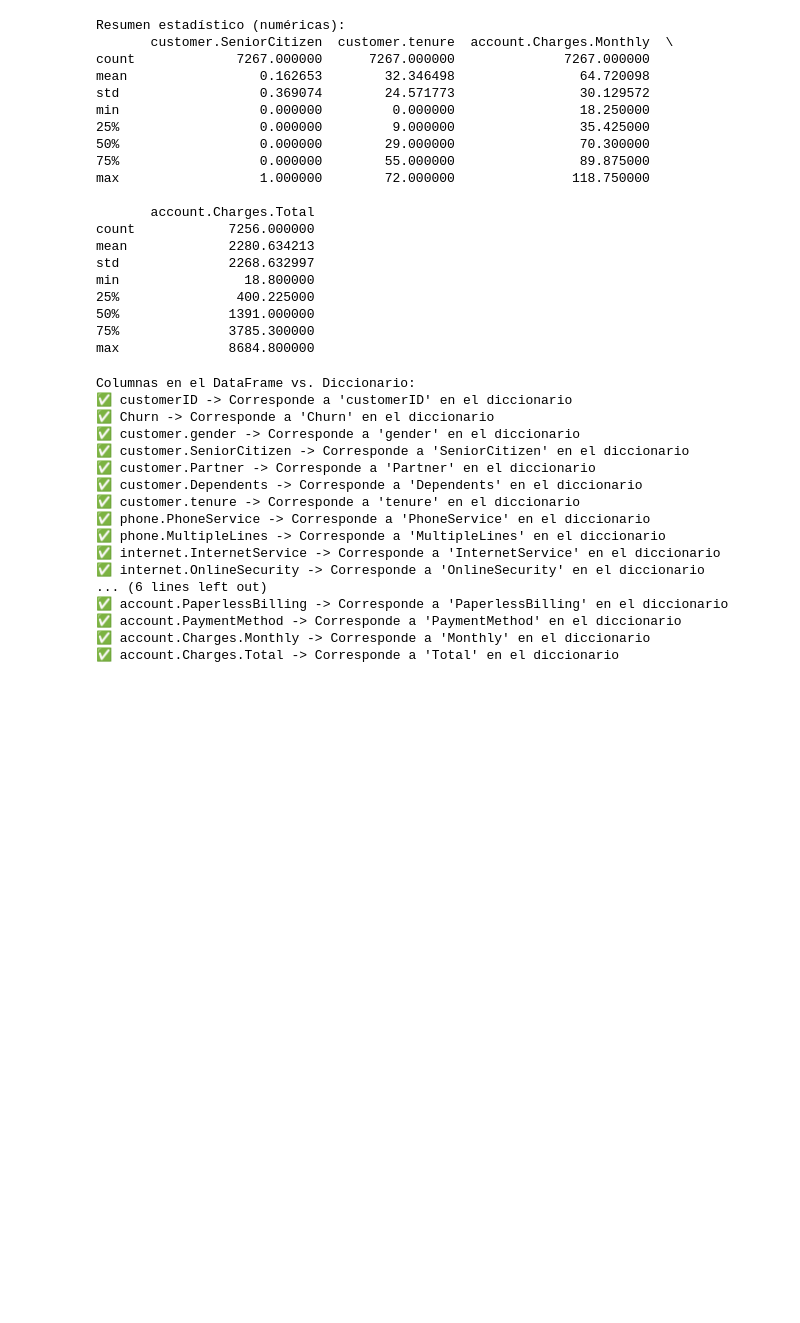
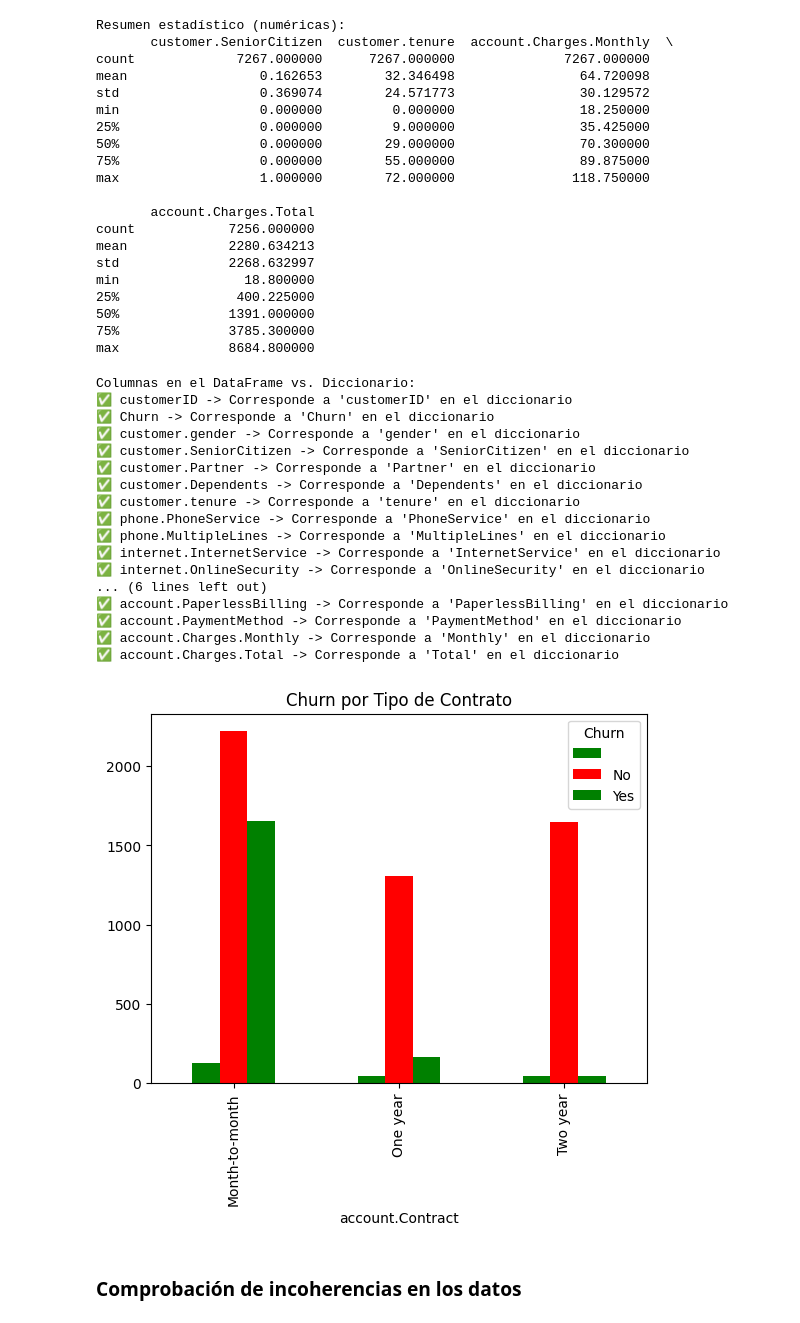
Before and after one commit to xsebasx3/TelecomX_LATAM, a Jupyter notebook: TelecomX_LATAM.ipynb, the cells around one changed output. Saved outputs shown, nothing was run; the diff lists cells and outputs as text; code cells hidden in the pictures; blank space fills up the shorter version.

Commit message:
Incoherencias, inconsistencias y columna de cuentas diarias

```diff
--- a/TelecomX_LATAM.ipynb
+++ b/TelecomX_LATAM.ipynb
@@ -166,3 +166,17 @@ columnas_relevantes = [
     'account.Charges.Monthly'    # Costo mensual
 ]
 df_churn = df[columnas_relevantes].copy()
+# %%
+import matplotlib.pyplot as plt
+
+# Gráfico de barras: Churn por tipo de contrato
+df_churn.groupby('account.Contract')['Churn'].value_counts().unstack().plot(
+    kind='bar',
+    color=['green', 'red'],
+    title='Churn por Tipo de Contrato'
+)
+plt.show()
+# %% [output]
+[figure, added]
+# %% [markdown]
+### Comprobación de incoherencias en los datos
```
Also changed, not shown: parts of 5 cells of this notebook.
